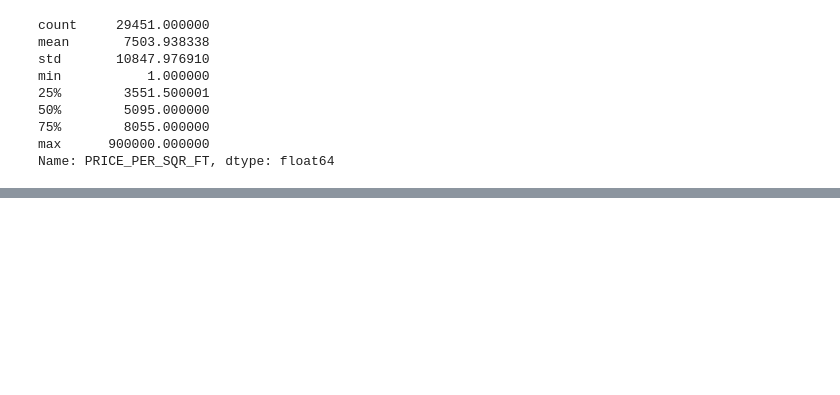
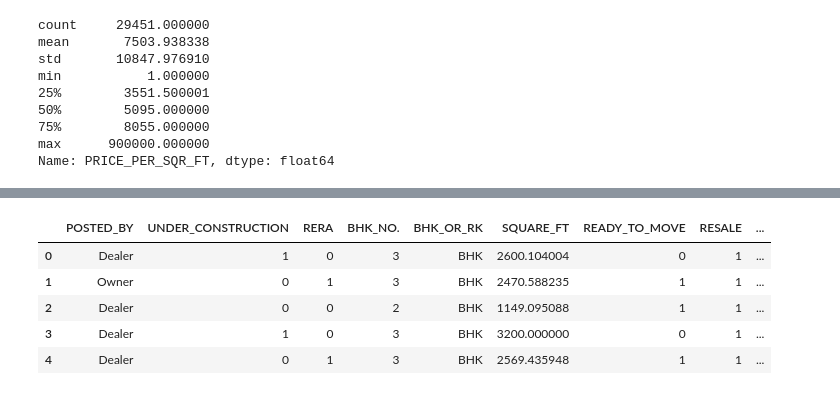
Before and after one commit to brijeshch07/House-price-prediction, a Jupyter notebook: House_Price_Prediction.ipynb, the cells around one changed output, grey strips where cells are left out. Saved outputs shown, nothing was run; the diff lists cells and outputs as text; code cells hidden in the pictures; blank space fills up the shorter version.

```diff
--- a/House_Price_Prediction.ipynb
+++ b/House_Price_Prediction.ipynb
@@ -258,0 +178,9 @@ Name: TARGET(PRICE_IN_LACS), dtype: float64
+# %%
+train_df1.head()
+# %% [output]
+|  | POSTED_BY | UNDER_CONSTRUCTION | RERA | BHK_NO. | BHK_OR_RK | SQUARE_FT | READY_TO_MOVE | RESALE | ... |
+| 0 | Dealer | 1 | 0 | 3 | BHK | 2600.104004 | 0 | 1 | ... |
+| 1 | Owner | 0 | 1 | 3 | BHK | 2470.588235 | 1 | 1 | ... |
+| 2 | Dealer | 0 | 0 | 2 | BHK | 1149.095088 | 1 | 1 | ... |
+| 3 | Dealer | 1 | 0 | 3 | BHK | 3200.000000 | 0 | 1 | ... |
+| 4 | Dealer | 0 | 1 | 3 | BHK | 2569.435948 | 1 | 1 | ... |
```
Also changed, not shown: parts of 72 cells of this notebook.
